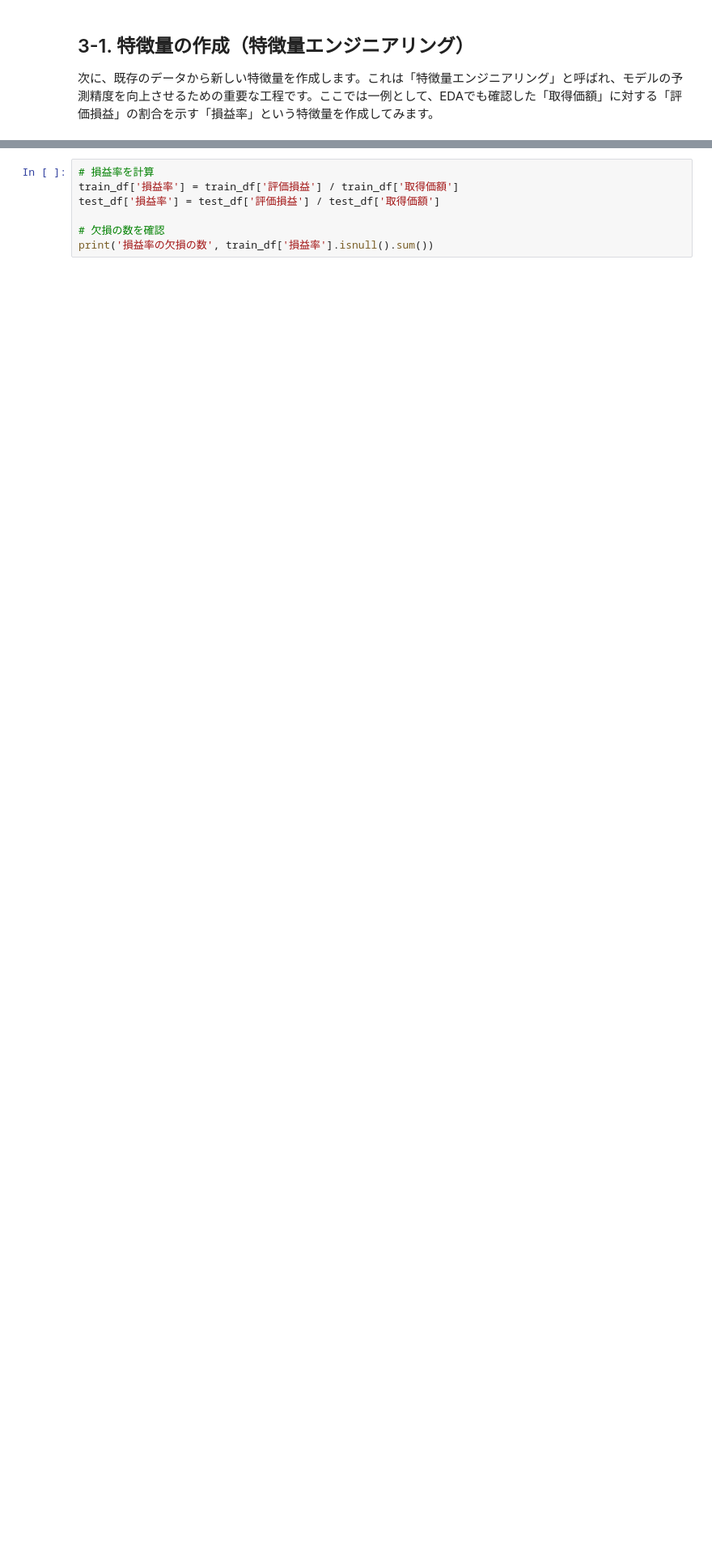
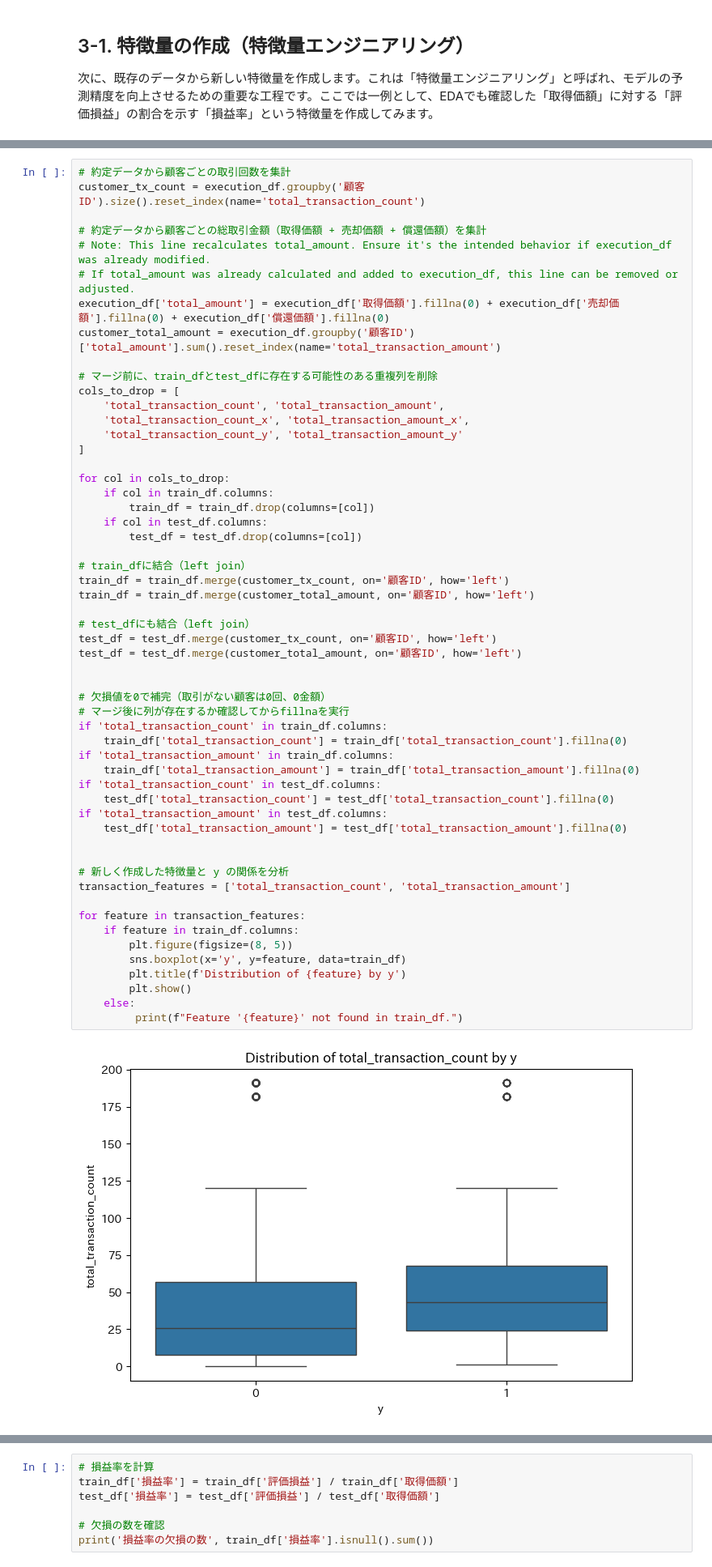
Before and after one commit to hassaku12/manabiDX2025, a Jupyter notebook: CM_Stitch_custom.ipynb, the cells around one changed output, grey strips where cells are left out. Shown at 81% size. Cells and saved outputs as stored; diff of their text form; blank space fills up the shorter version.

```diff
--- a/CM_Stitch_custom.ipynb
+++ b/CM_Stitch_custom.ipynb
@@ -1416,0 +1239,57 @@ test_df (after manual merge robust):
+# %%
+# 約定データから顧客ごとの取引回数を集計
+customer_tx_count = execution_df.groupby('顧客ID').size().reset_index(name='total_transaction_count')
+
+# 約定データから顧客ごとの総取引金額（取得価額 + 売却価額 + 償還価額）を集計
+# Note: This line recalculates total_amount. Ensure it's the intended behavior if execution_df was already modified.
+# If total_amount was already calculated and added to execution_df, this line can be removed or adjusted.
+execution_df['total_amount'] = execution_df['取得価額'].fillna(0) + execution_df['売却価額'].fillna(0) + execution_df['償還価額'].fillna(0)
+customer_total_amount = execution_df.groupby('顧客ID')['total_amount'].sum().reset_index(name='total_transaction_amount')
+
+# マージ前に、train_dfとtest_dfに存在する可能性のある重複列を削除
+cols_to_drop = [
+    'total_transaction_count', 'total_transaction_amount',
+    'total_transaction_count_x', 'total_transaction_amount_x',
+    'total_transaction_count_y', 'total_transaction_amount_y'
+]
+
+for col in cols_to_drop:
+    if col in train_df.columns:
+        train_df = train_df.drop(columns=[col])
+    if col in test_df.columns:
+        test_df = test_df.drop(columns=[col])
+
+# train_dfに結合（left join）
+train_df = train_df.merge(customer_tx_count, on='顧客ID', how='left')
+train_df = train_df.merge(customer_total_amount, on='顧客ID', how='left')
+
+# test_dfにも結合（left join）
+test_df = test_df.merge(customer_tx_count, on='顧客ID', how='left')
+test_df = test_df.merge(customer_total_amount, on='顧客ID', how='left')
+
+
+# 欠損値を0で補完（取引がない顧客は0回、0金額）
+# マージ後に列が存在するか確認してからfillnaを実行
+if 'total_transaction_count' in train_df.columns:
+    train_df['total_transaction_count'] = train_df['total_transaction_count'].fillna(0)
+if 'total_transaction_amount' in train_df.columns:
+    train_df['total_transaction_amount'] = train_df['total_transaction_amount'].fillna(0)
+if 'total_transaction_count' in test_df.columns:
+    test_df['total_transaction_count'] = test_df['total_transaction_count'].fillna(0)
+if 'total_transaction_amount' in test_df.columns:
+    test_df['total_transaction_amount'] = test_df['total_transaction_amount'].fillna(0)
+
+
+# 新しく作成した特徴量と y の関係を分析
+transaction_features = ['total_transaction_count', 'total_transaction_amount']
+
+for feature in transaction_features:
+    if feature in train_df.columns:
+        plt.figure(figsize=(8, 5))
+        sns.boxplot(x='y', y=feature, data=train_df)
+        plt.title(f'Distribution of {feature} by y')
+        plt.show()
+    else:
+         print(f"Feature '{feature}' not found in train_df.")
+# %% [output]
+[figure, added]
```
Also changed, not shown: parts of 45 cells of this notebook.
